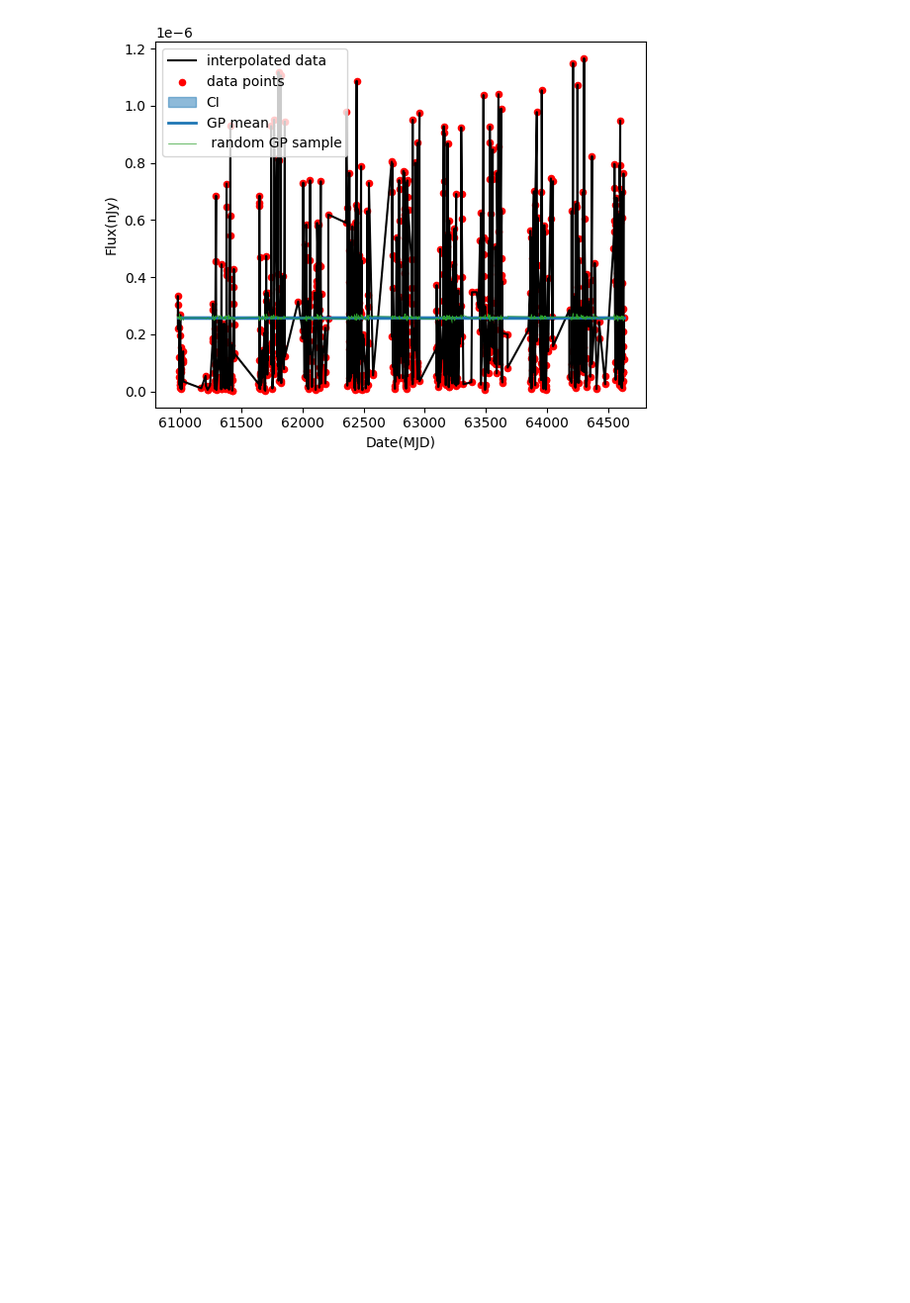
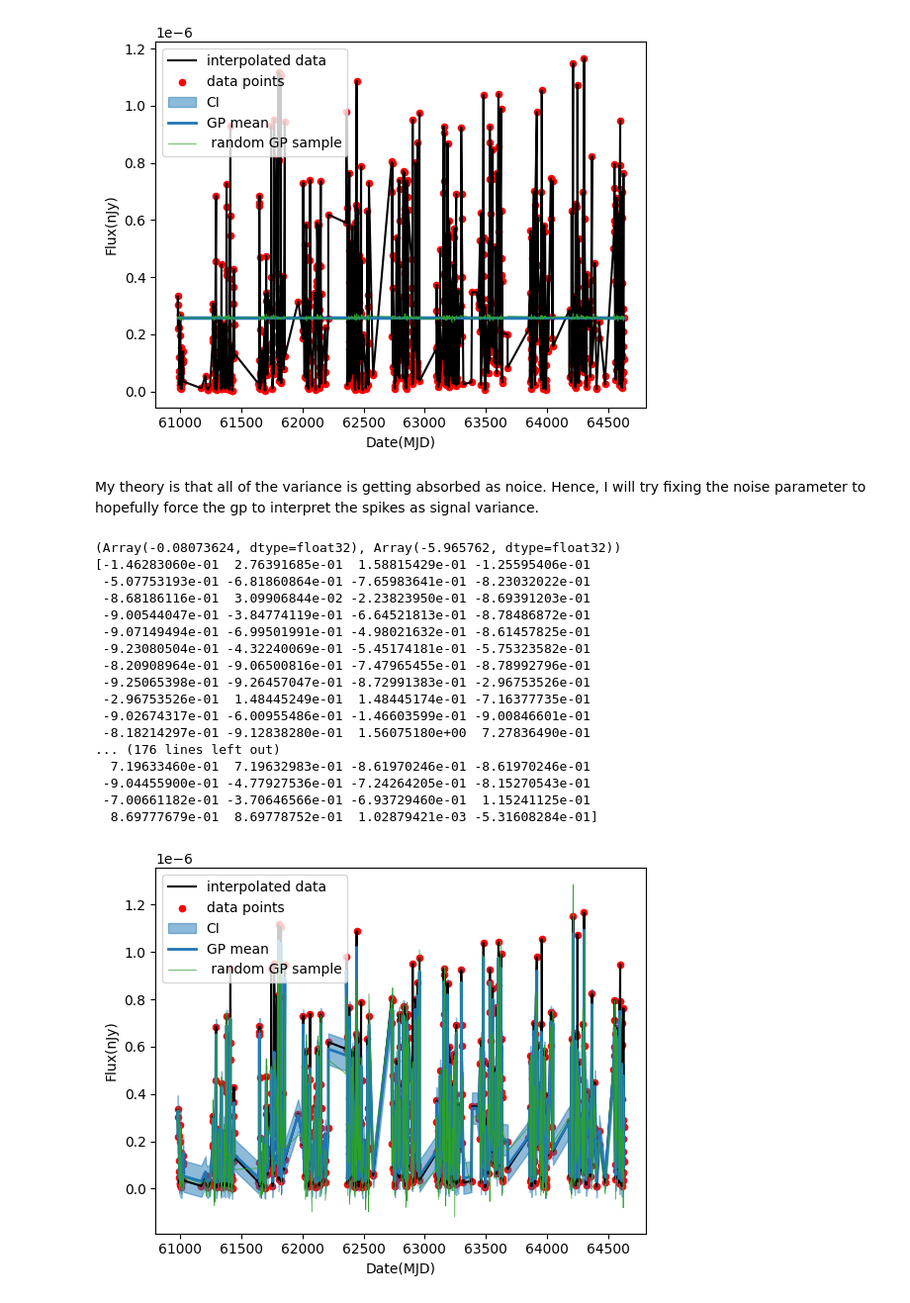
Before and after one commit to Zoe-Au/cosmographi, a Jupyter notebook: src/cosmographi/source/tiny_gp_experiments.ipynb, the cells around one changed output. Shown at 99% size. Saved outputs shown, nothing was run; the diff lists cells and outputs as text; code cells hidden in the pictures; blank space fills up the shorter version.

```diff
--- a/src/cosmographi/source/tiny_gp_experiments.ipynb
+++ b/src/cosmographi/source/tiny_gp_experiments.ipynb
@@ -330,3 +333,68 @@ _ = plt.ylabel("Flux(nJy)")
   0.0000000e+00  0.0000000e+00  5.9604645e-08 -1.4901161e-08
   0.0000000e+00  0.0000000e+00 -3.4924597e-10  5.9604645e-08]
 [figure]
+# %% [markdown]
+My theory is that all of the variance is getting absorbed as noice. Hence, I will try fixing the noise parameter to hopefully force the gp to interpret the spikes as signal variance.
+# %%
+def build_gp_var_fixed(theta: tuple[Param], x: jnp.ndarray) -> GaussianProcess:
+    """ Build a Gaussian Process with the given parameters and input data.
+    Precondition: theta is a tuple of (log_sigma, log_scale) parameters.
+    """
+    log_sigma, log_scale = theta
+    kernel = kernels.quasisep.Exp(scale=jnp.exp(log_scale), sigma=jnp.exp(log_sigma))
+    return GaussianProcess(kernel, x, diag=0.075)
+
+
+def neg_log_likelihood_var_fixed(theta, X, y):
+    gp = build_gp_var_fixed(theta, X)
+    return -gp.log_probability(y)
+
+solver = jaxopt.ScipyMinimize(fun=neg_log_likelihood_var_fixed)
+
+scale = Param("scale", value=100.0, shape=(), description="scale parameter")
+sigma = Param("sigma", value=1, shape=(), description="sigma parameter")
+
+theta = (jnp.log(float(sigma.value)), jnp.log(float(scale.value)))
+
+soln = solver.run(theta, X=x, y=y_standarized)
+
+gp = build_gp_var_fixed(soln.params, x)
+
+print(soln.params)
+
+cond_gp = gp.condition(y_standarized).gp
+
+
+mu, var = cond_gp.loc, cond_gp.variance
+
+print(mu)
+
+
+
+plt.plot(x, y_mean + y_sd * y_standarized, color = "k")
+plt.scatter(x, y_mean + y_sd * y_standarized, color="red", s=20)
+plt.fill_between(x, y_mean + y_sd * (mu + np.sqrt(var)), y_mean + y_sd * (mu - np.sqrt(var)), color="C0", alpha=0.5)
+plt.plot(x, y_mean + y_sd * mu, color="C0", lw=2)
+plt.plot(x, y_mean + y_sd * cond_gp.sample(jax.random.PRNGKey(42)), color="C2", lw=0.5)
+plt.legend(["interpolated data", "data points", "CI", "GP mean", " random GP sample"])
+plt.xlabel("Date(MJD)")
+_ = plt.ylabel("Flux(nJy)")
+# %% [output]
+(Array(-0.08073624, dtype=float32), Array(-5.965762, dtype=float32))
+[-1.46283060e-01  2.76391685e-01  1.58815429e-01 -1.25595406e-01
+ -5.07753193e-01 -6.81860864e-01 -7.65983641e-01 -8.23032022e-01
+ -8.68186116e-01  3.09906844e-02 -2.23823950e-01 -8.69391203e-01
+ -9.00544047e-01 -3.84774119e-01 -6.64521813e-01 -8.78486872e-01
+ -9.07149494e-01 -6.99501991e-01 -4.98021632e-01 -8.61457825e-01
+ -9.23080504e-01 -4.32240069e-01 -5.45174181e-01 -5.75323582e-01
+ -8.20908964e-01 -9.06500816e-01 -7.47965455e-01 -8.78992796e-01
+ -9.25065398e-01 -9.26457047e-01 -8.72991383e-01 -2.96753526e-01
+ -2.96753526e-01  1.48445249e-01  1.48445174e-01 -7.16377735e-01
+ -9.02674317e-01 -6.00955486e-01 -1.46603599e-01 -9.00846601e-01
+ -8.18214297e-01 -9.12838280e-01  1.56075180e+00  7.27836490e-01
+... (176 lines left out)
+  7.19633460e-01  7.19632983e-01 -8.61970246e-01 -8.61970246e-01
+ -9.04455900e-01 -4.77927536e-01 -7.24264205e-01 -8.15270543e-01
+ -7.00661182e-01 -3.70646566e-01 -6.93729460e-01  1.15241125e-01
+  8.69777679e-01  8.69778752e-01  1.02879421e-03 -5.31608284e-01]
+[figure, added]
```
Also changed, not shown: parts of 7 cells of this notebook.
